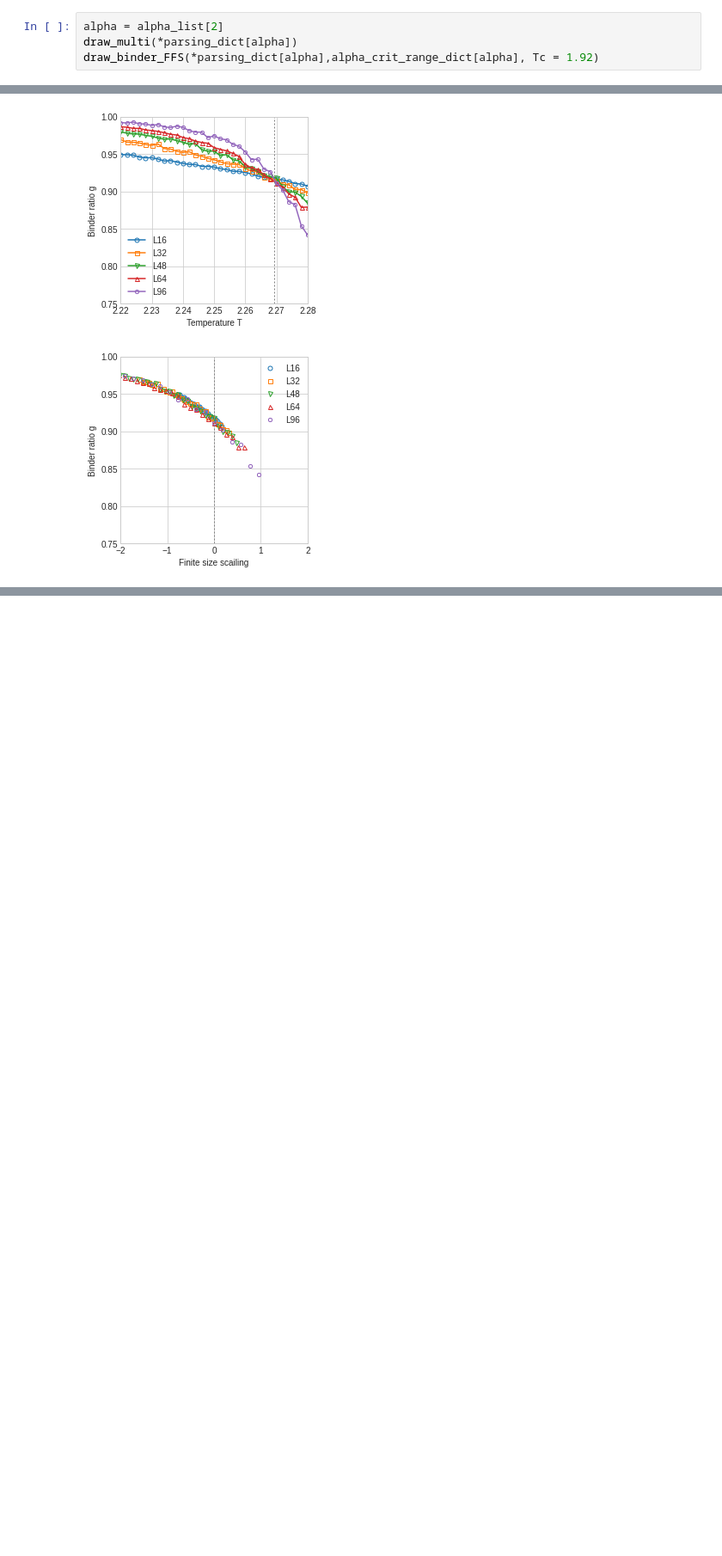
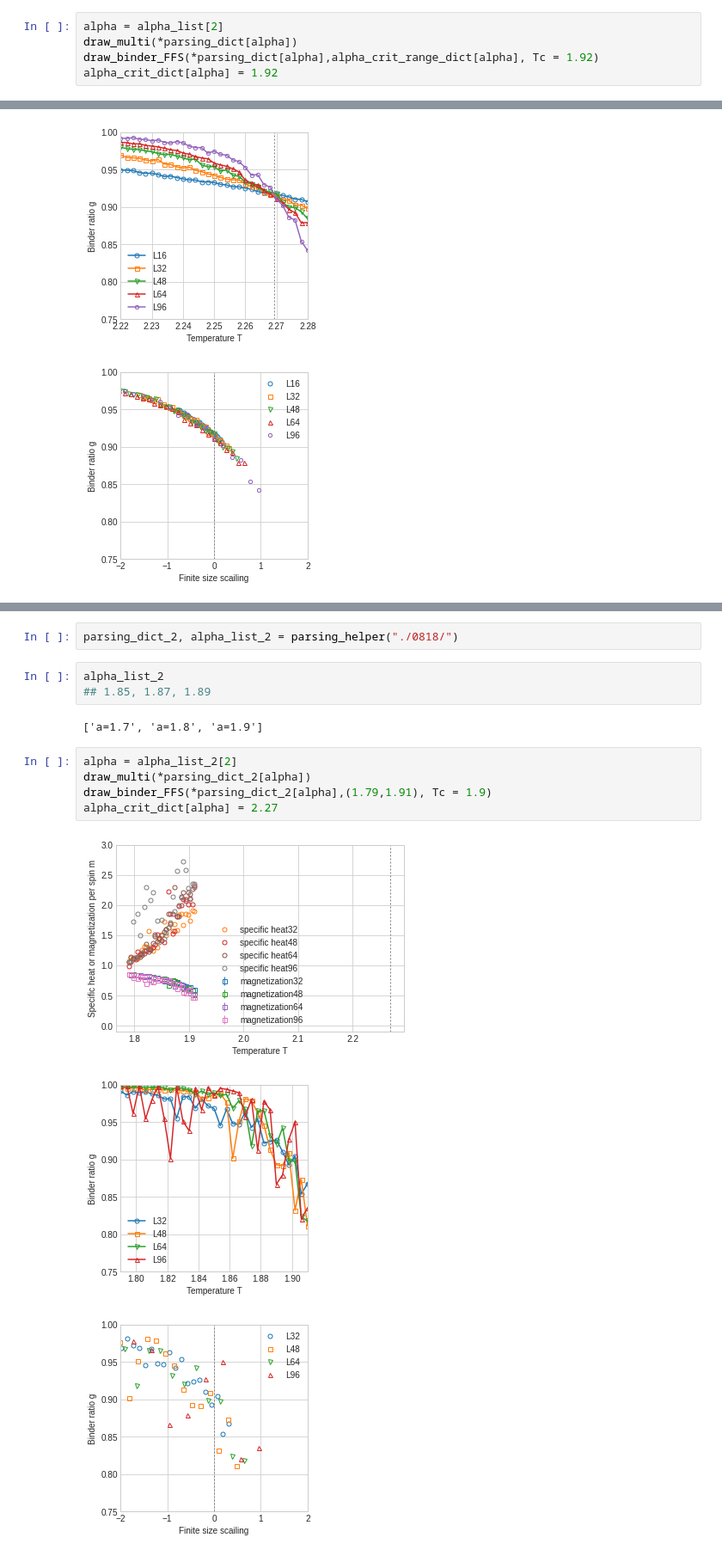
Before and after one commit to seongsukim-ml/2022_CMBP, a Jupyter notebook: MonteCarlo/Project1/Anti_Anisotropy/AA_Metropolis/Result/Data_Plotting_2.ipynb, the cells around one changed output, grey strips where cells are left out. Shown at 86% size. Saved outputs shown, nothing was run; the diff lists cells and outputs as text; blank space fills up the shorter version.

```diff
--- a/MonteCarlo/Project1/Anti_Anisotropy/AA_Metropolis/Result/Data_Plotting_2.ipynb
+++ b/MonteCarlo/Project1/Anti_Anisotropy/AA_Metropolis/Result/Data_Plotting_2.ipynb
@@ -76,6 +91,7 @@ alpha_crit_dict[alpha] = 1.795
 alpha = alpha_list[2]
 draw_multi(*parsing_dict[alpha])
 draw_binder_FFS(*parsing_dict[alpha],alpha_crit_range_dict[alpha], Tc = 1.92)
+alpha_crit_dict[alpha] = 1.92
 # %% [output]
 [figure]
 [figure]
@@ -165,0 +162,16 @@ ValueError: could not convert string to float: ''
+# %%
+parsing_dict_2, alpha_list_2 = parsing_helper("./0818/")
+# %%
+alpha_list_2
+## 1.85, 1.87, 1.89
+# %% [output]
+['a=1.7', 'a=1.8', 'a=1.9']
+# %%
+alpha = alpha_list_2[2]
+draw_multi(*parsing_dict_2[alpha])
+draw_binder_FFS(*parsing_dict_2[alpha],(1.79,1.91), Tc = 1.9)
+alpha_crit_dict[alpha] = 2.27
+# %% [output]
+[figure, added]
+[figure, added]
+[figure, added]
```
Also changed, not shown: parts of 8 cells of this notebook, 31 other files.
